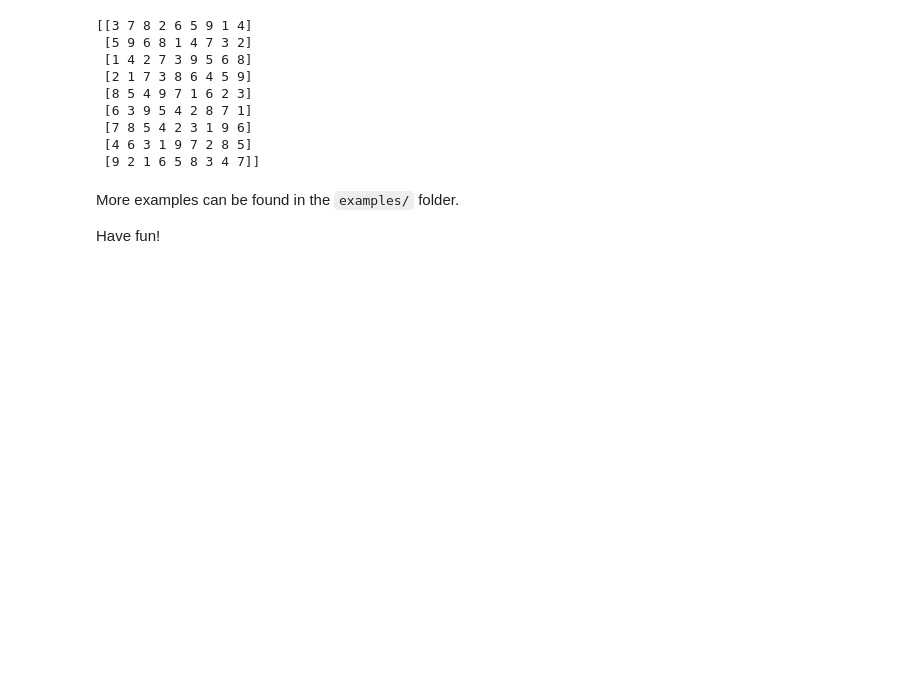
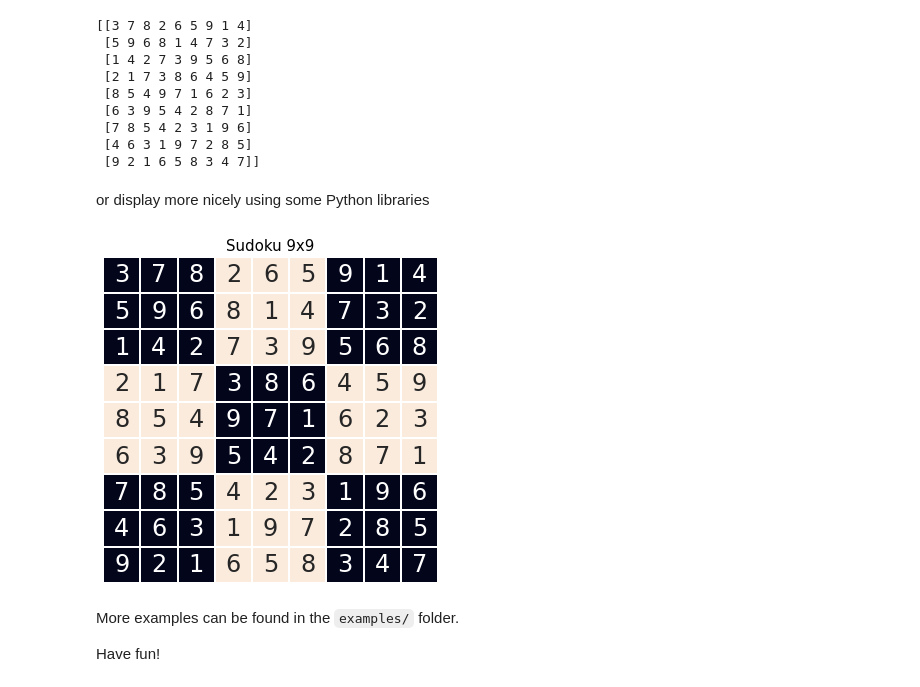
Before and after one commit to CPMpy/cpmpy, a Jupyter notebook: examples/quickstart_sudoku.ipynb, the cells around one changed output. Saved outputs shown, nothing was run; the diff lists cells and outputs as text; code cells hidden in the pictures; blank space fills up the shorter version.

```diff
--- a/examples/quickstart_sudoku.ipynb
+++ b/examples/quickstart_sudoku.ipynb
@@ -88,6 +88,37 @@ else:
  [7 8 5 4 2 3 1 9 6]
  [4 6 3 1 9 7 2 8 5]
  [9 2 1 6 5 8 3 4 7]]
+# %% [markdown]
+or display more nicely using some Python libraries
+# %%
+import matplotlib.pyplot as plt
+import seaborn as sns
+import math
+
+# matplotlib/seaborn graphical visualisation
+def visu_sudoku(grid, figsize=(6,6)):
+    N = int(math.sqrt(grid.shape[0]))
+
+    # block-by-block alternation
+    bg = np.zeros(grid.shape)
+    for i in range(0,9, 3):
+        for j in range(0,9, 3):
+            if (i+j) % 2:
+                bg[i:i+3, j:j+3] = 1
+
+    # the figure
+    fig, ax = plt.subplots(1, 1, figsize=figsize)
+    sns.set(font_scale=2)
+    sns.heatmap(bg, annot=grid,
+                cbar=False, linewidths=1, xticklabels=False, yticklabels=False)
+
+    plt.title(f"Sudoku {grid.shape[0]}x{grid.shape[1]}", fontsize=15)
+    plt.show()
+
+
+visu_sudoku(puzzle.value())
+# %% [output]
+[figure, added]
 # %% [markdown]
 More examples can be found in the `examples/` folder.
 
```
Also changed, not shown: 9 other files.
